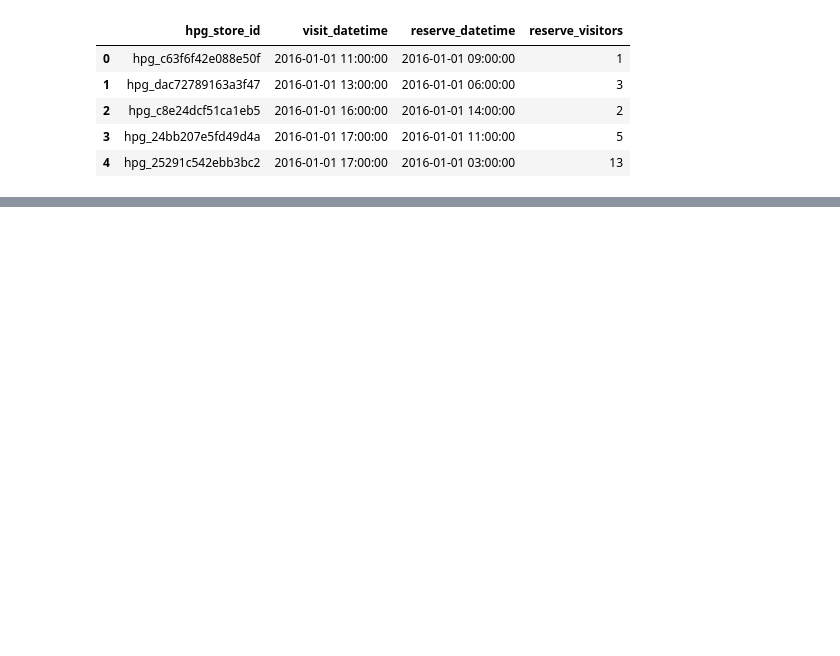
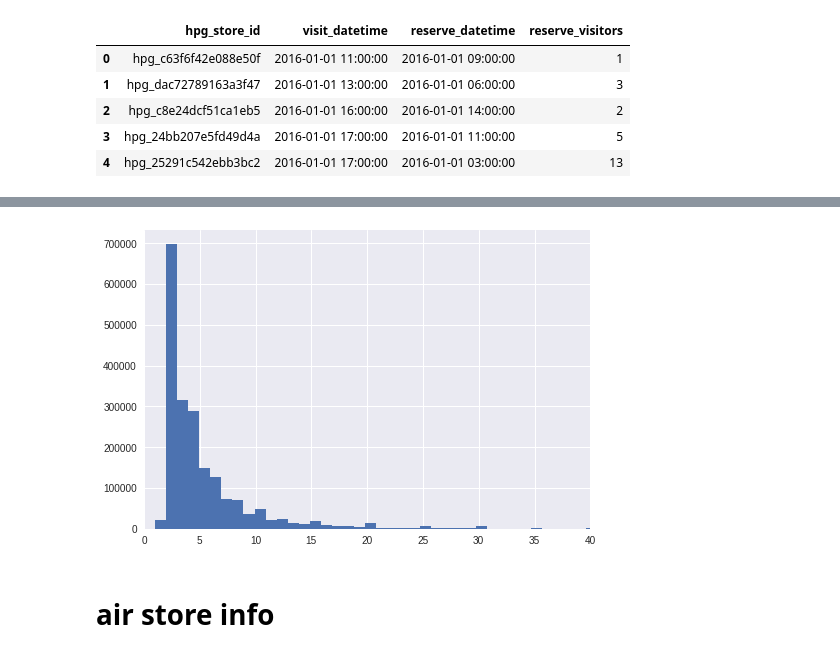
Before and after one commit to AndraAnoaica/kaggle_resto, a Jupyter notebook: exploratory_analysys/0.0-aa-first-explo.ipynb, the cells around one changed output, grey strips where cells are left out. Drawn from its saved outputs; the diff is of its cells as text; code cells hidden in the pictures; blank space fills up the shorter version.

```diff
--- a/exploratory_analysys/0.0-aa-first-explo.ipynb
+++ b/exploratory_analysys/0.0-aa-first-explo.ipynb
@@ -108,0 +126,11 @@ hpg_reserve_df
+# %%
+# global distribution of number of people that reserve tables
+fig=plt.figure()
+ax = fig.add_subplot(1,1,1)
+ax.set_xlim(0,40)
+hpg_reserve_df["reserve_visitors"].hist(bins = 100, ax = ax)
+plt.show()
+# %% [output]
+[figure, added]
+# %% [markdown]
+# air store info
```
Also changed, not shown: parts of 30 cells of this notebook, 2 other files.
